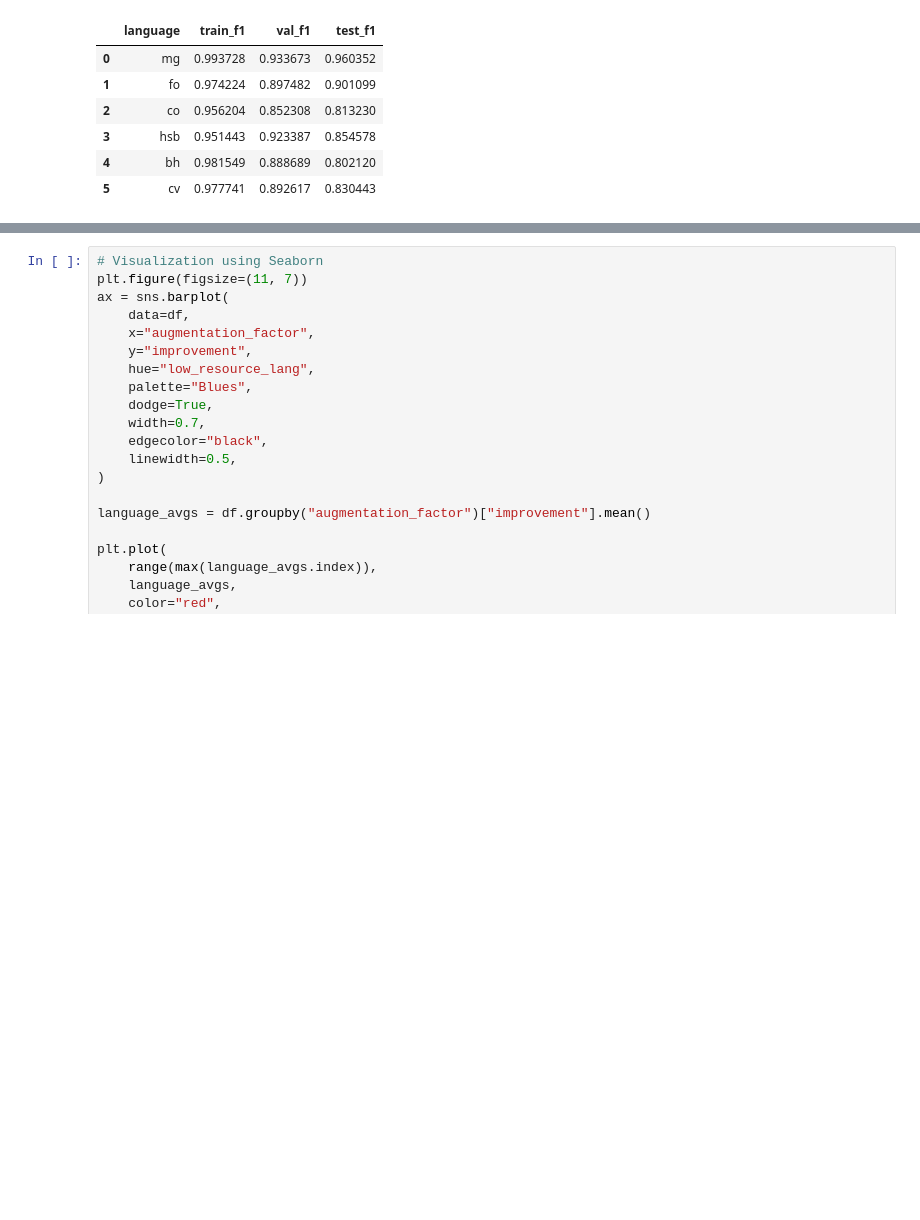
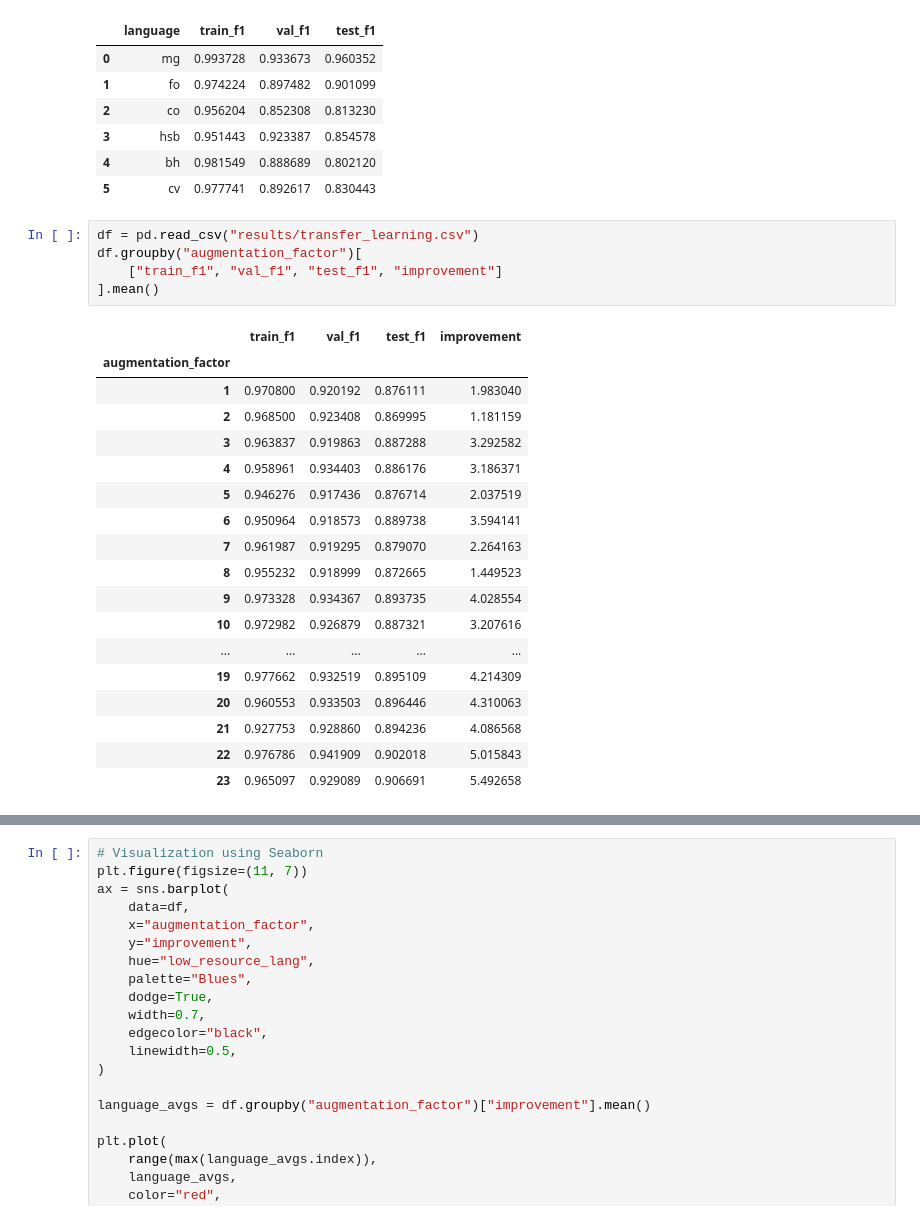
Before and after one commit to Lucas-Granucci/MULTI-NER, a Jupyter notebook: _RESULTS_.ipynb, the cells around one changed output, grey strips where cells are left out. Saved outputs shown, nothing was run; the diff lists cells and outputs as text; blank space fills up the shorter version.

```diff
--- a/_RESULTS_.ipynb
+++ b/_RESULTS_.ipynb
@@ -13,6 +13,30 @@ baseline
 | 3 | hsb | 0.951443 | 0.923387 | 0.854578 |
 | 4 | bh | 0.981549 | 0.888689 | 0.802120 |
 | 5 | cv | 0.977741 | 0.892617 | 0.830443 |
+# %%
+df = pd.read_csv("results/transfer_learning.csv")
+df.groupby("augmentation_factor")[
+    ["train_f1", "val_f1", "test_f1", "improvement"]
+].mean()
+# %% [output]
+|  | train_f1 | val_f1 | test_f1 | improvement |
+| augmentation_factor |  |  |  |  |
+| 1 | 0.970800 | 0.920192 | 0.876111 | 1.983040 |
+| 2 | 0.968500 | 0.923408 | 0.869995 | 1.181159 |
+| 3 | 0.963837 | 0.919863 | 0.887288 | 3.292582 |
+| 4 | 0.958961 | 0.934403 | 0.886176 | 3.186371 |
+| 5 | 0.946276 | 0.917436 | 0.876714 | 2.037519 |
+| 6 | 0.950964 | 0.918573 | 0.889738 | 3.594141 |
+| 7 | 0.961987 | 0.919295 | 0.879070 | 2.264163 |
+| 8 | 0.955232 | 0.918999 | 0.872665 | 1.449523 |
+| 9 | 0.973328 | 0.934367 | 0.893735 | 4.028554 |
+| 10 | 0.972982 | 0.926879 | 0.887321 | 3.207616 |
+| ... | ... | ... | ... | ... |
+| 19 | 0.977662 | 0.932519 | 0.895109 | 4.214309 |
+| 20 | 0.960553 | 0.933503 | 0.896446 | 4.310063 |
+| 21 | 0.927753 | 0.928860 | 0.894236 | 4.086568 |
+| 22 | 0.976786 | 0.941909 | 0.902018 | 5.015843 |
+| 23 | 0.965097 | 0.929089 | 0.906691 | 5.492658 |
 # %%
 # Load transfer (augmented) data
 df = pd.read_csv("results/transfer_learning.csv")
```
Also changed, not shown: parts of 8 cells of this notebook, 16 other files.
